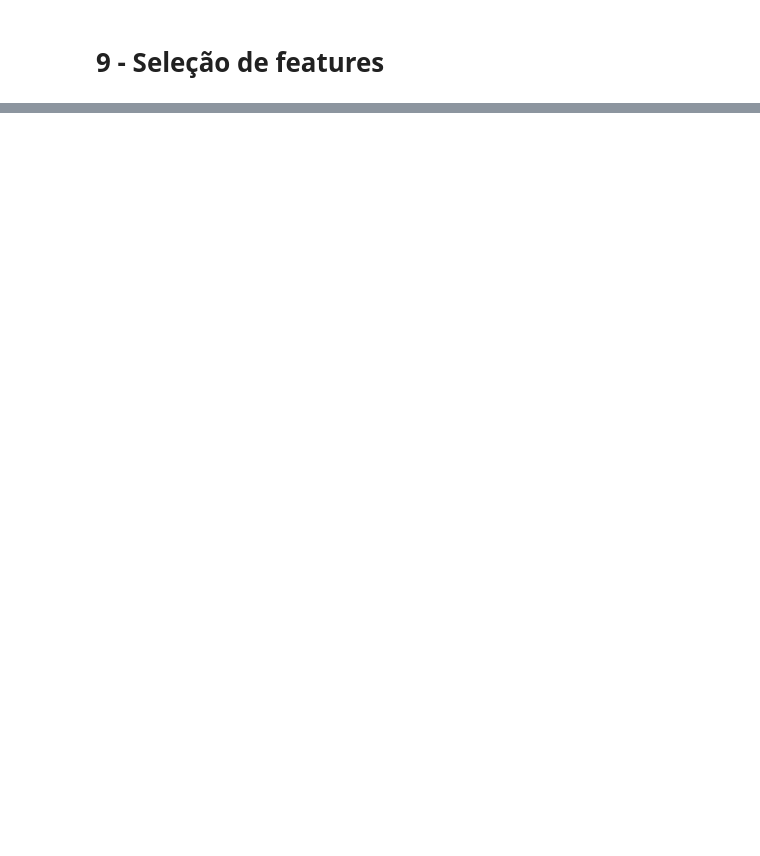
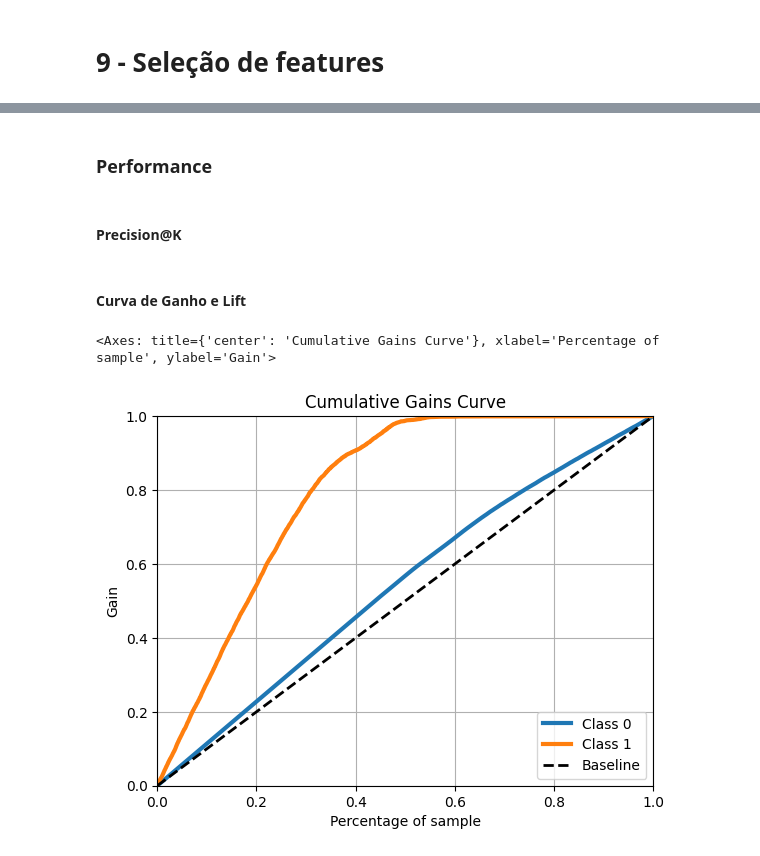
Before and after one commit to victorviena/health_insurance_cross_sell, a Jupyter notebook: notebooks/health_insurance_cross_sell.ipynb, the cells around one changed output, grey strips where cells are left out. Drawn from its saved outputs; the diff is of its cells as text; code cells hidden in the pictures; blank space fills up the shorter version.

```diff
--- a/notebooks/health_insurance_cross_sell.ipynb
+++ b/notebooks/health_insurance_cross_sell.ipynb
@@ -647,2 +807,5 @@ df5['gender'] = df5['gender'].apply(lambda x: if x == 'Male':)
+# %%
+x_val = df_val[['gender','age','driving_license','region_code','previously_insured', 'vehicle_age', 'vehicle_damage', 'annual_premium', 'policy_sales_channel', 'vintage']]
+y_val = df_val[['response']]
 # %% [markdown]
 # 9 - Seleção de features
@@ -649 +937,3 @@ df5['gender'] = df5['gender'].apply(lambda x: if x == 'Male':)
+# %%
+features_selected = ['previously_insured', 'vehicle_damage', 'vehicle_age', 'age', 'annual_premium', 'vintage', 'policy_sales_channel']
 # %% [markdown]
@@ -652,0 +941,8 @@ df5['gender'] = df5['gender'].apply(lambda x: if x == 'Male':)
+# %%
+# Seleção das features que serão utilizadas para treinar o modelo e conversão dos dataframes em arrays
+
+x_train = df_train[features_selected].values
+x_val = df_val[features_selected].values
+
+y_train = y_train.values.ravel()
+y_val = y_val.values.ravel()
@@ -652,0 +953,18 @@ df5['gender'] = df5['gender'].apply(lambda x: if x == 'Male':)
+# %%
+# Instanciamento do modelo
+
+lr = LogisticRegression()
+
+
+# Treinamento do modelo
+
+lr.fit(x_train, y_train)
+
+
+# Previsão do modelo
+
+y_pred_lr = lr.predict_proba(x_val)
+# %% [markdown]
+### Performance
+# %% [markdown]
+#### Precision@K
@@ -652,0 +1005,7 @@ df5['gender'] = df5['gender'].apply(lambda x: if x == 'Male':)
+# %% [markdown]
+#### Curva de Ganho e Lift
+# %%
+skplt.metrics.plot_cumulative_gain(y_val, y_pred_lr)
+# %% [output]
+<Axes: title={'center': 'Cumulative Gains Curve'}, xlabel='Percentage of sample', ylabel='Gain'>
+[figure, added]
```
Also changed, not shown: parts of 155 cells of this notebook, 30 other files.
